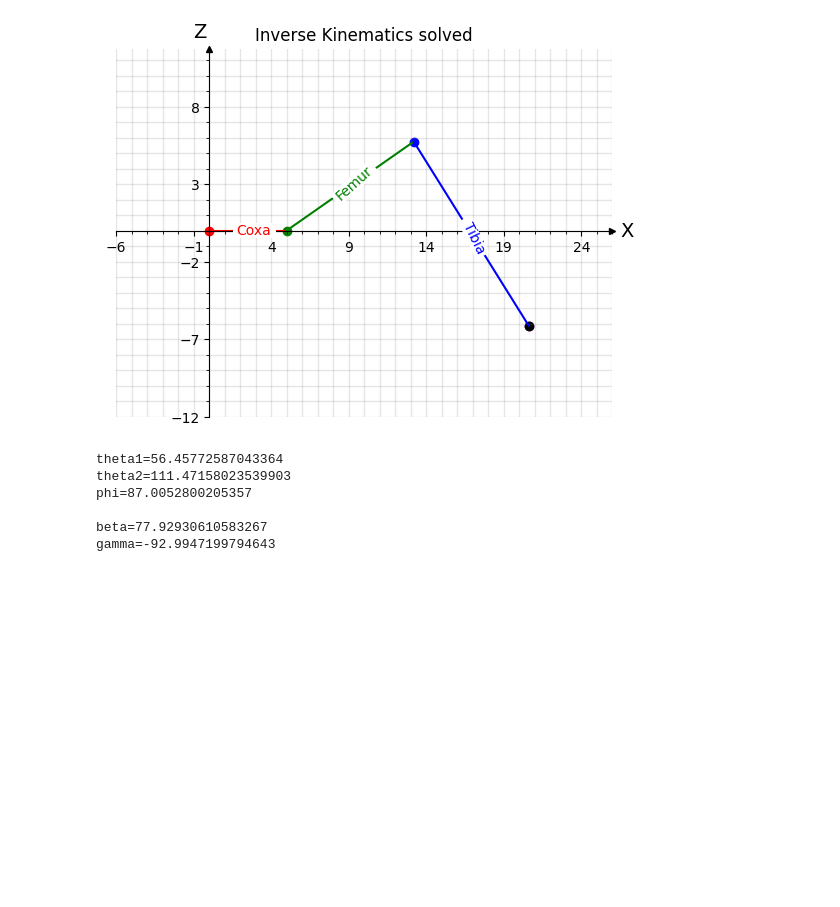
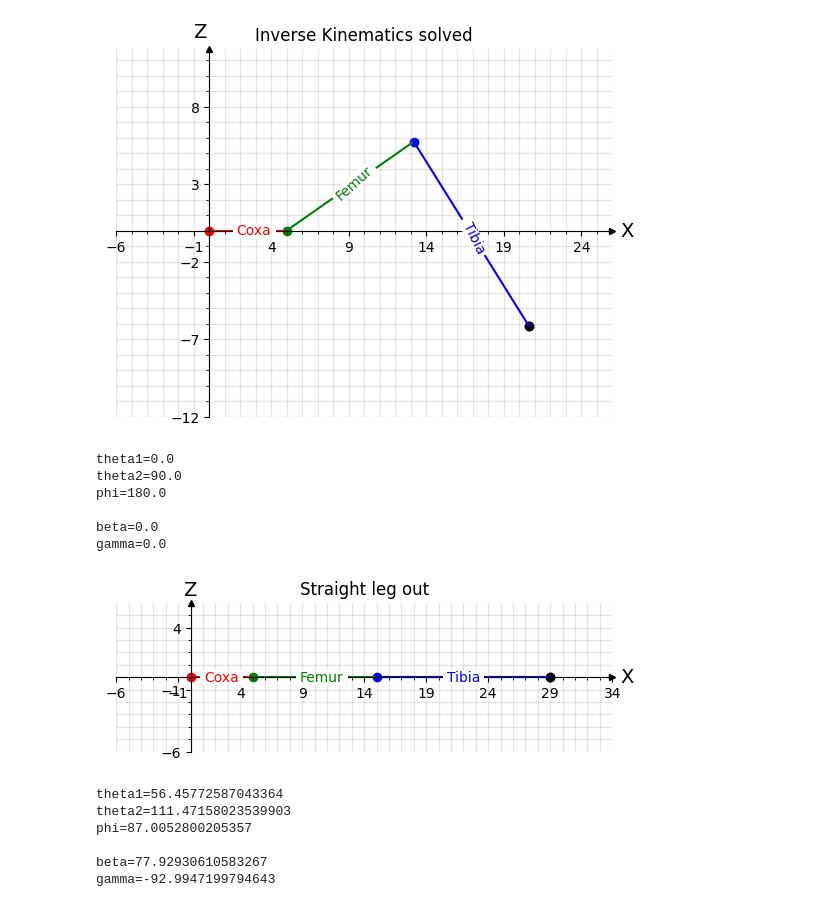
Before and after one commit to Dr-QP/Dr.QP, a Jupyter notebook: packages/runtime/drqp_brain/notebooks/getting_started_with_robot_ik.ipynb, the cells around one changed output. Saved outputs shown, nothing was run; the diff lists cells and outputs as text; code cells hidden in the pictures; blank space fills up the shorter version.

```diff
--- a/packages/runtime/drqp_brain/notebooks/getting_started_with_robot_ik.ipynb
+++ b/packages/runtime/drqp_brain/notebooks/getting_started_with_robot_ik.ipynb
@@ -280,7 +277,7 @@ And that is all, lets put it all together:
 import math
 
 
-def solve_and_plot_at_target(foot_target: Point):
+def solve_and_plot_at_target(foot_target: Point, plot_title='Inverse Kinematics solved'):
     def inverse_kinematics(coxa, femur, tibia, foot_target):
         """
         XZ axis Inverse kinematics solver for 3DOF leg.
@@ -316,15 +313,14 @@ def solve_and_plot_at_target(foot_target: Point):
 
     fig, ax, _, _ = plot_leg_with_points(
         model,
-        'Inverse Kinematics solved',
+        plot_title,
         no_joint_labels=True,
     )
 
     ax.scatter(foot_target.x, foot_target.y, color='k', label='Foot target')
     ax.legend().remove()
 
-
-solve_and_plot_at_target(Point(20.61, -6.14, label='Foot target'))
+solve_and_plot_at_target(Point(20.61, -6.14))
 # %% [output]
 theta1=56.45772587043364
 theta2=68.52841976460098
@@ -333,4 +329,16 @@ phi=87.0052800205357
 beta=34.98614563503463
 gamma=-92.9947199794643
 [figure]
+# %%
+solve_and_plot_at_target(Point(coxa_len + femur_len + tibia_len, 0), "Straight leg out")
+
+# Pay attention to printed out theta and phi, they are exactly equal to the values we use for offset to beta and gamma
+# %% [output]
+theta1=0.0
+theta2=90.0
+phi=180.0
+
+beta=0.0
+gamma=0.0
+[figure, added]
 # %%
```
Also changed, not shown: parts of 4 cells of this notebook.
